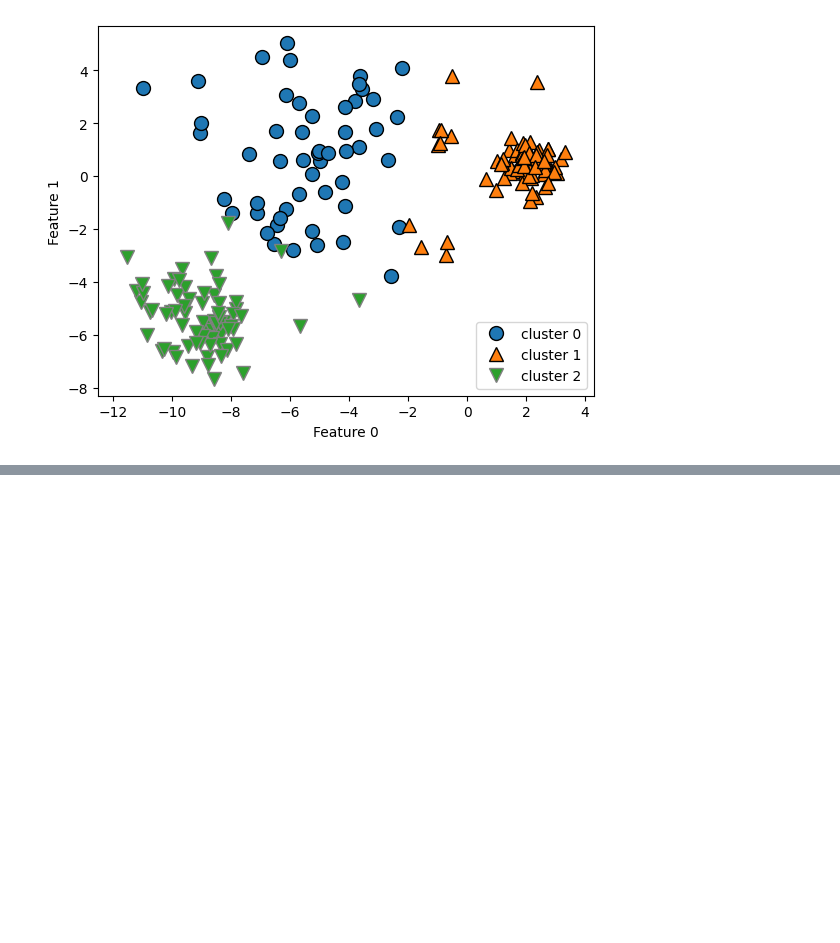
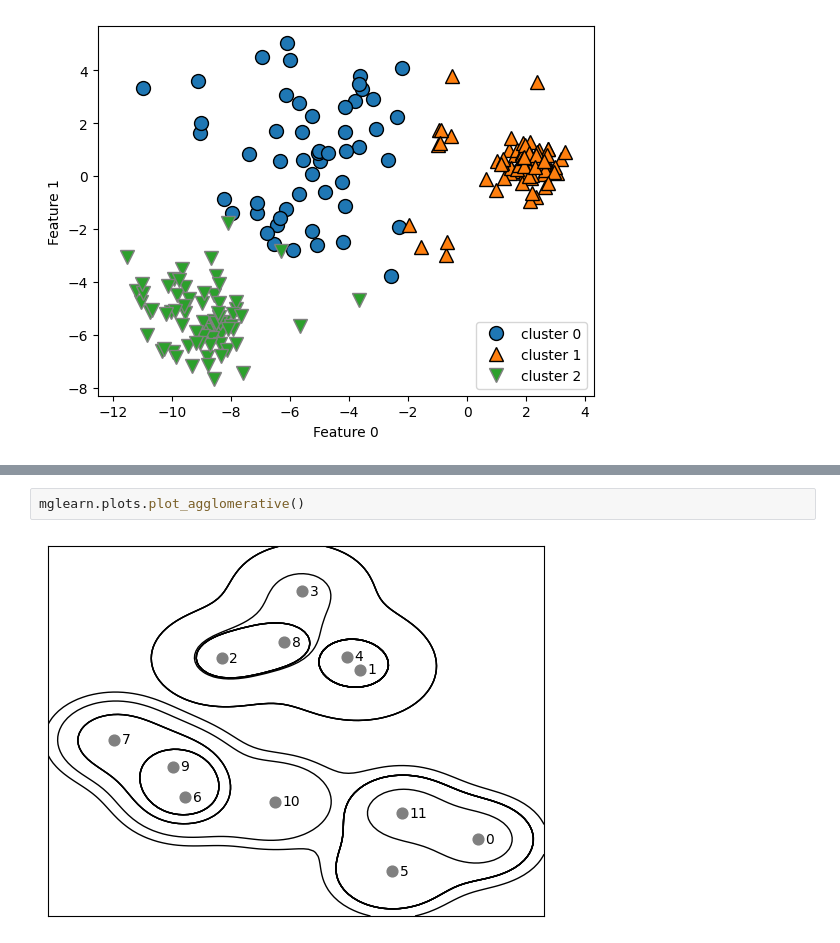
Before and after one commit to aiueoriku/WALC_Internship, a Jupyter notebook: sec03_unsupervised_learning.ipynb, the cells around one changed output, grey strips where cells are left out. Drawn from its saved outputs; the diff is of its cells as text; blank space fills up the shorter version.

```diff
--- a/sec03_unsupervised_learning.ipynb
+++ b/sec03_unsupervised_learning.ipynb
@@ -453,0 +489,4 @@ Text(0, 0.5, 'Feature 1')
+# %%
+mglearn.plots.plot_agglomerative()
+# %% [output]
+[figure, added]
```
Also changed, not shown: parts of 8 cells of this notebook, 2 other files.
